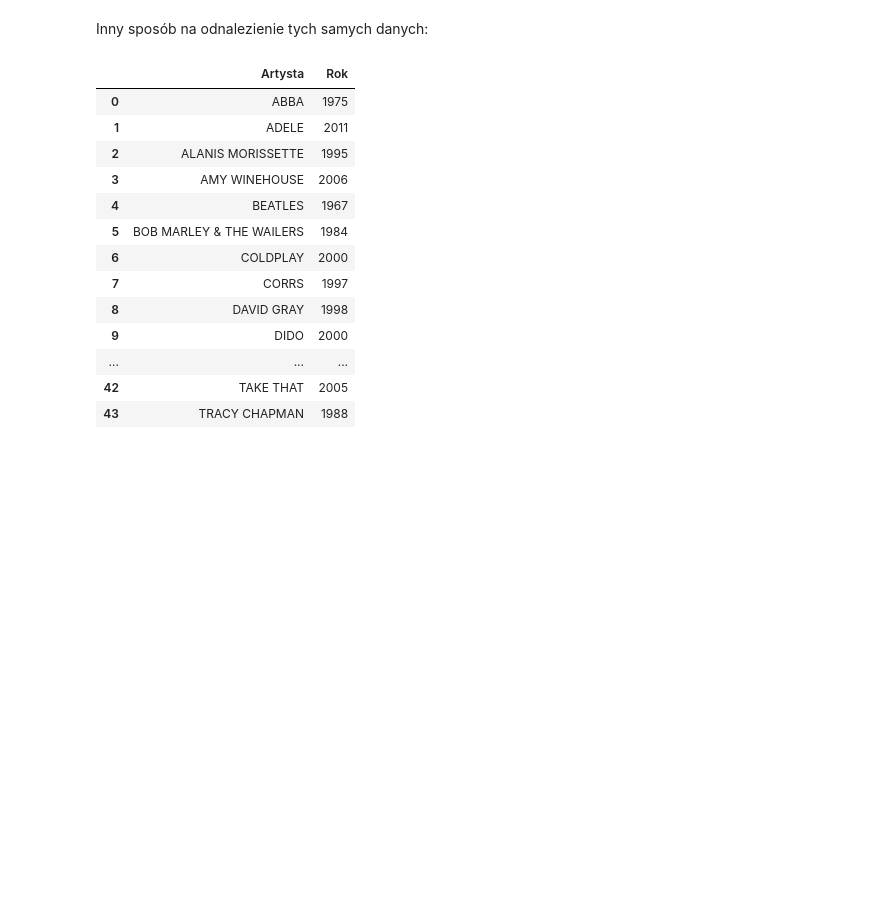
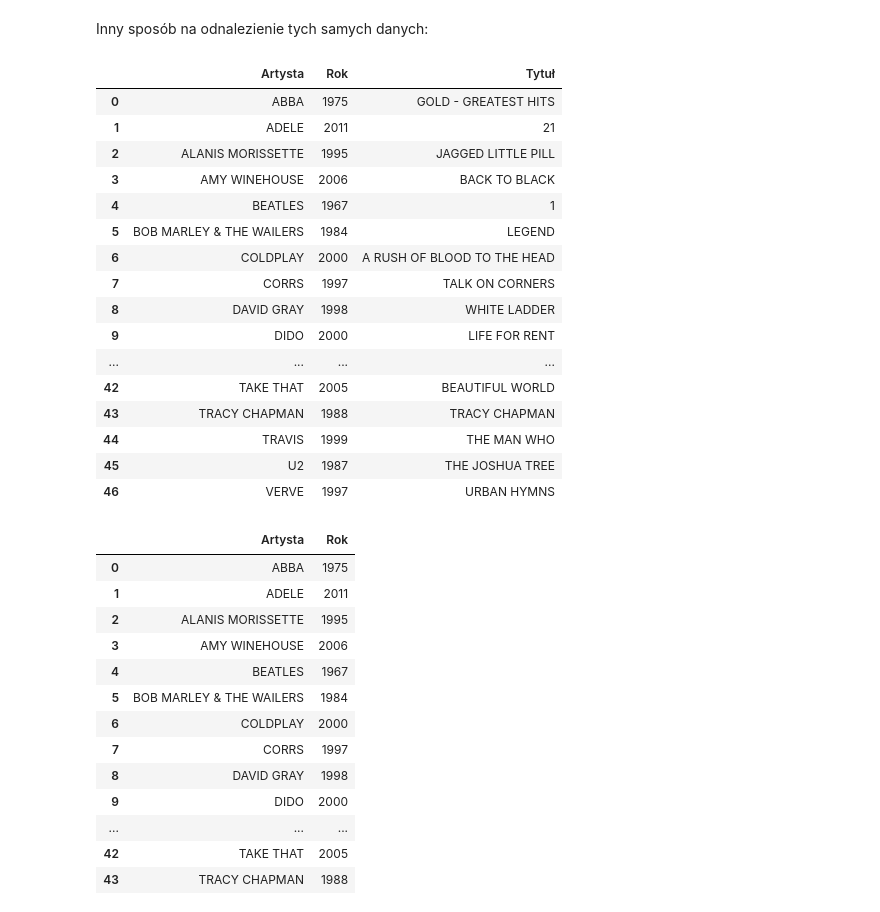
Before and after one commit to przemekkot/albumy_wszechczasow, a Jupyter notebook: albumy_wszechczasow.ipynb, the cells around one changed output. Cells and saved outputs as stored; diff of their text form; code cells hidden in the pictures; blank space fills up the shorter version.

```diff
--- a/albumy_wszechczasow.ipynb
+++ b/albumy_wszechczasow.ipynb
@@ -257,6 +366,26 @@ final_list
 | 46 | VERVE | URBAN HYMNS | 1997 |
 # %% [markdown]
 Inny sposób na odnalezienie tych samych danych:
+# %%
+df.groupby('Artysta').agg({'Rok': 'min', 'Tytuł': 'min'}).reset_index()
+# %% [output]
+|  | Artysta | Rok | Tytuł |
+| 0 | ABBA | 1975 | GOLD - GREATEST HITS |
+| 1 | ADELE | 2011 | 21 |
+| 2 | ALANIS MORISSETTE | 1995 | JAGGED LITTLE PILL |
+| 3 | AMY WINEHOUSE | 2006 | BACK TO BLACK |
+| 4 | BEATLES | 1967 | 1 |
+| 5 | BOB MARLEY & THE WAILERS | 1984 | LEGEND |
+| 6 | COLDPLAY | 2000 | A RUSH OF BLOOD TO THE HEAD |
+| 7 | CORRS | 1997 | TALK ON CORNERS |
+| 8 | DAVID GRAY | 1998 | WHITE LADDER |
+| 9 | DIDO | 2000 | LIFE FOR RENT |
+| ... | ... | ... | ... |
+| 42 | TAKE THAT | 2005 | BEAUTIFUL WORLD |
+| 43 | TRACY CHAPMAN | 1988 | TRACY CHAPMAN |
+| 44 | TRAVIS | 1999 | THE MAN WHO |
+| 45 | U2 | 1987 | THE JOSHUA TREE |
+| 46 | VERVE | 1997 | URBAN HYMNS |
 # %%
 df.groupby('Artysta').agg({'Rok': 'min'}).reset_index()
 # %% [output]
```
Also changed, not shown: parts of 8 cells of this notebook, 2 other files.
